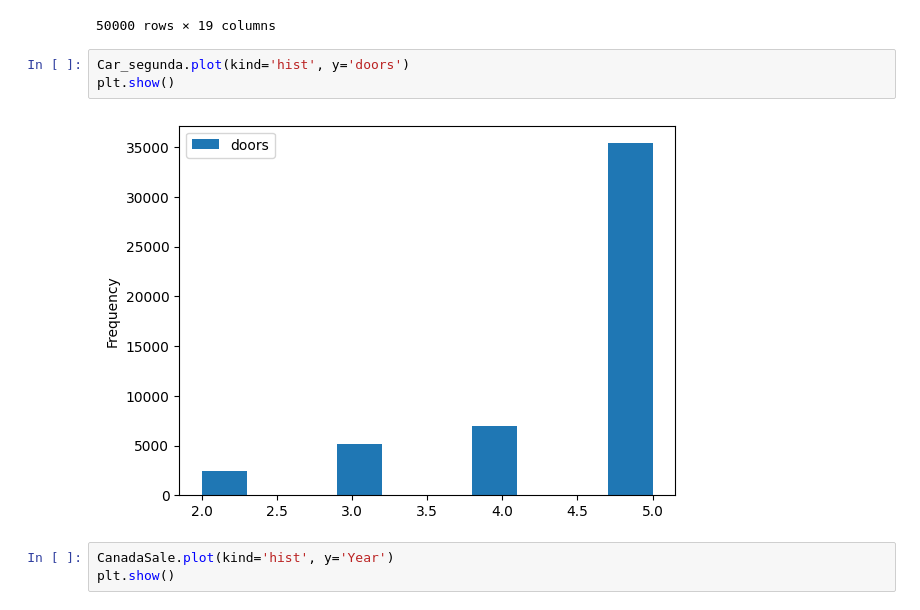
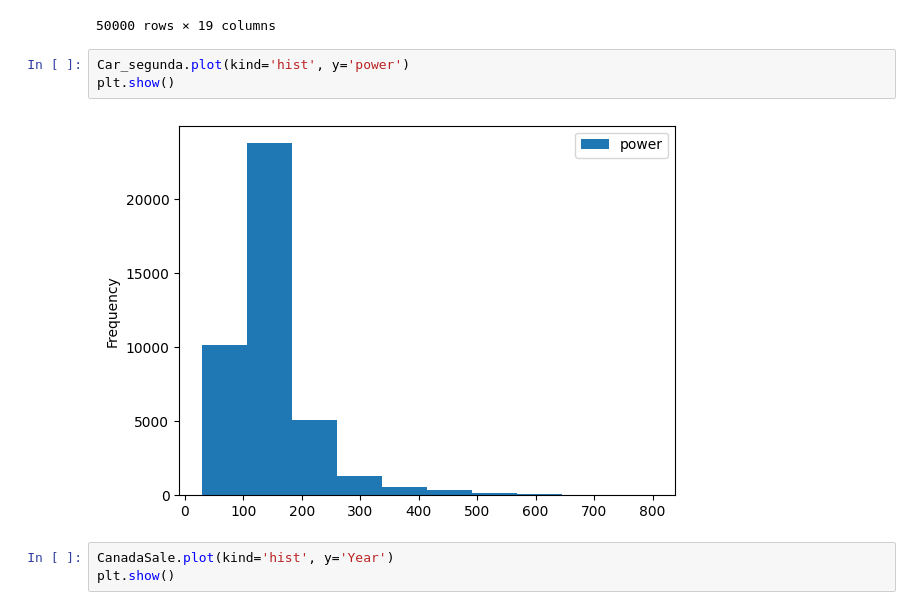
Before and after one commit to ucamps/bigData-Unai-Isaac, a Jupyter notebook: coche.ipynb, the cells around one changed output. Saved outputs shown, nothing was run; the diff lists cells and outputs as text.

```diff
--- a/coche.ipynb
+++ b/coche.ipynb
@@ -57,10 +57,10 @@ Car_segunda.drop(['company','url'], axis=1)
 | 49999 | CITROEN | C2 | CITROEN C2 1.4 HDI VTR Plus 3p. | 2790 | NaN | Diésel | 2006.0 | 106000 | 70.0 | 3 | ... |
 50000 rows × 19 columns
 # %%
-Car_segunda.plot(kind='hist', y='doors')
+Car_segunda.plot(kind='hist', y='power')
 plt.show()
 # %% [output]
-[figure, old version]
+[figure, new version]
 # %%
 CanadaSale.plot(kind='hist', y='Year')
 plt.show()
```
Also changed, not shown: parts of 2 cells of this notebook.
